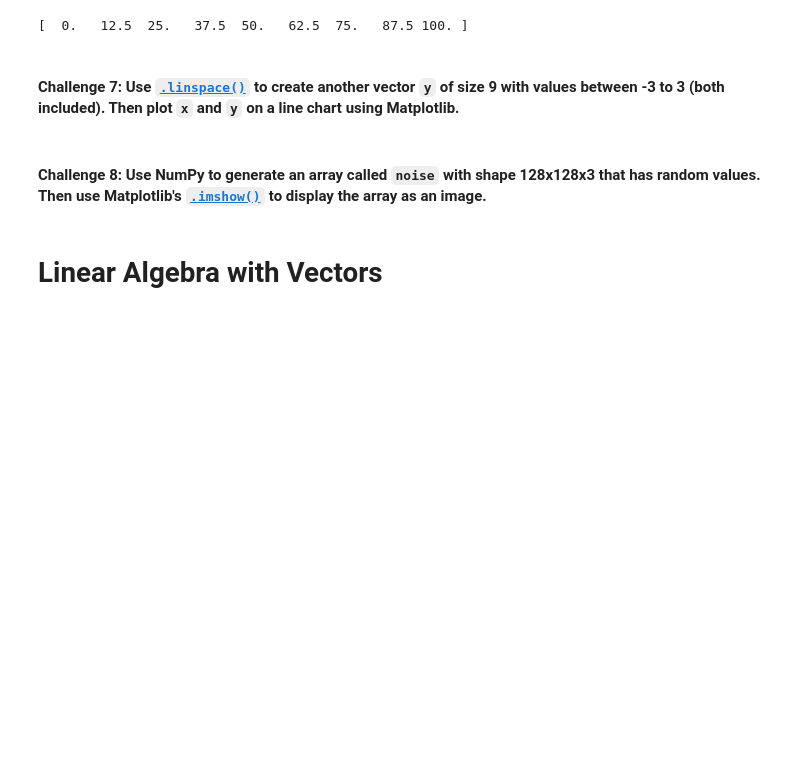
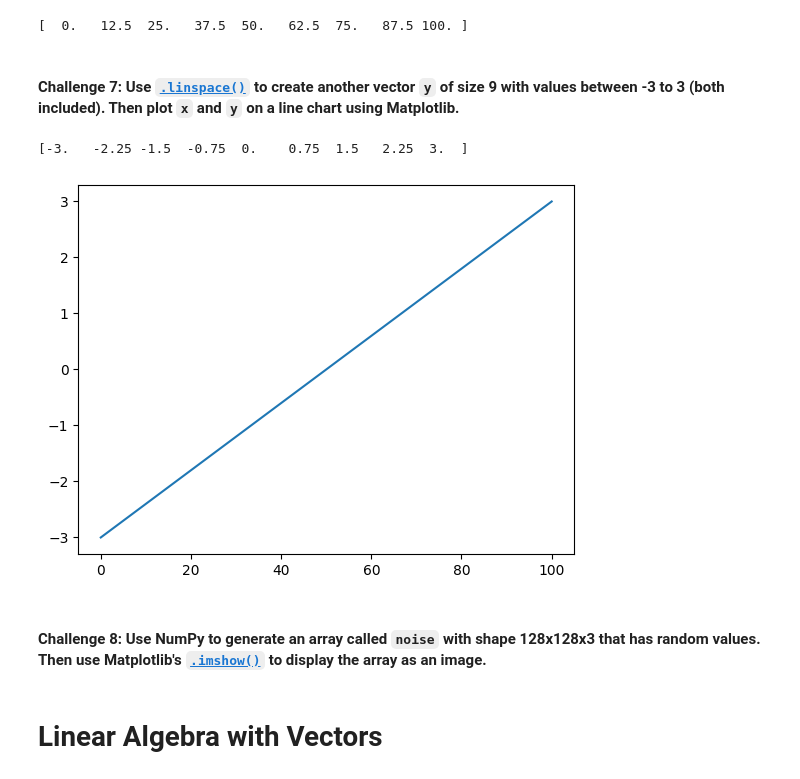
Before and after one commit to itsjordanmuller/2023-python-100-days, a Jupyter notebook: Day-077/Projects/NumPy and N-Dimensional Arrays/Computation_with_NumPy_and_N_Dimensional_Arrays_(start).ipynb, the cells around one changed output. Saved outputs shown, nothing was run; the diff lists cells and outputs as text; code cells hidden in the pictures; blank space fills up the shorter version.

Commit message:
Create another vector of size 9 with values between -3 and 3, graph the first and second vector on a Matplotlib line chart

```diff
--- a/Day-077/Projects/NumPy and N-Dimensional Arrays/Computation_with_NumPy_and_N_Dimensional_Arrays_(start).ipynb
+++ b/Day-077/Projects/NumPy and N-Dimensional Arrays/Computation_with_NumPy_and_N_Dimensional_Arrays_(start).ipynb
@@ -227,6 +227,16 @@ print(x)
 [  0.   12.5  25.   37.5  50.   62.5  75.   87.5 100. ]
 # %% [markdown]
 #### **Challenge 7**: Use [`.linspace()`](https://numpy.org/doc/stable/reference/generated/numpy.linspace.html) to create another vector `y` of size 9 with values between -3 to 3 (both included). Then plot `x` and `y` on a line chart using Matplotlib.
+# %%
+y = np.linspace(-3, 3, 9)
+print(y)
+# %% [output]
+[-3.   -2.25 -1.5  -0.75  0.    0.75  1.5   2.25  3.  ]
+# %%
+plt.plot(x, y)
+plt.show()
+# %% [output]
+[figure, added]
 # %% [markdown]
 #### **Challenge 8**: Use NumPy to generate an array called `noise` with shape 128x128x3 that has random values. Then use Matplotlib's [`.imshow()`](https://matplotlib.org/3.1.1/api/_as_gen/matplotlib.pyplot.imshow.html) to display the array as an image.
 # %% [markdown]
```
